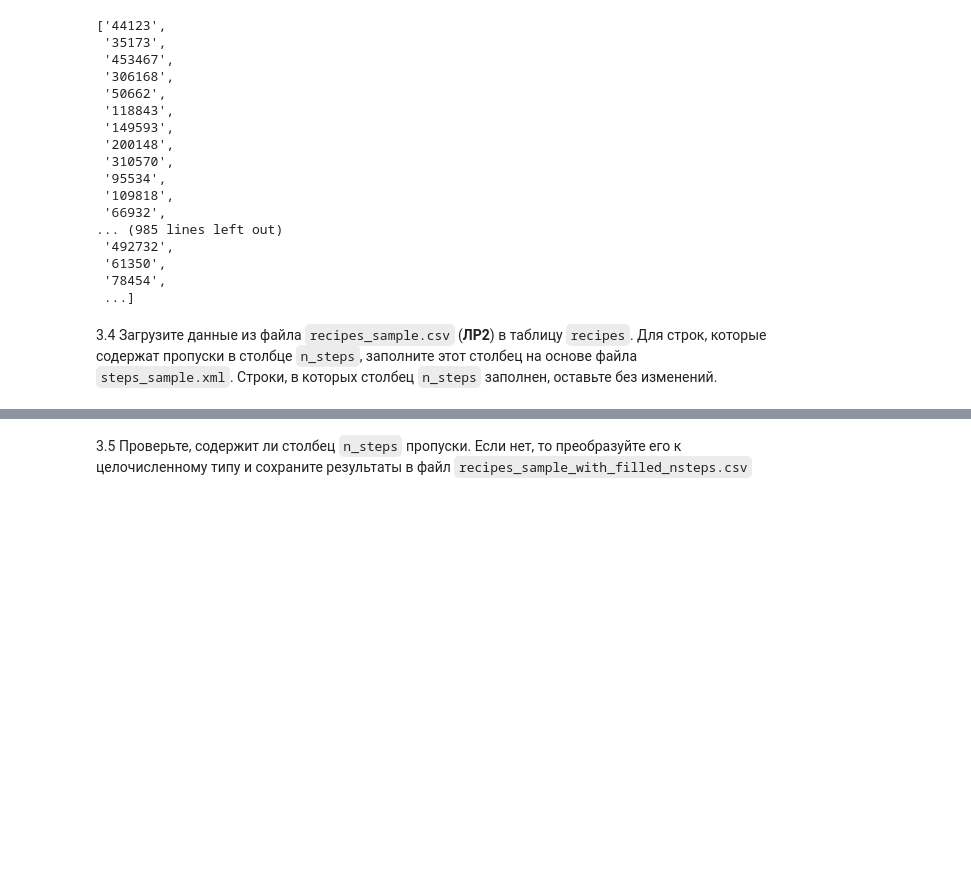
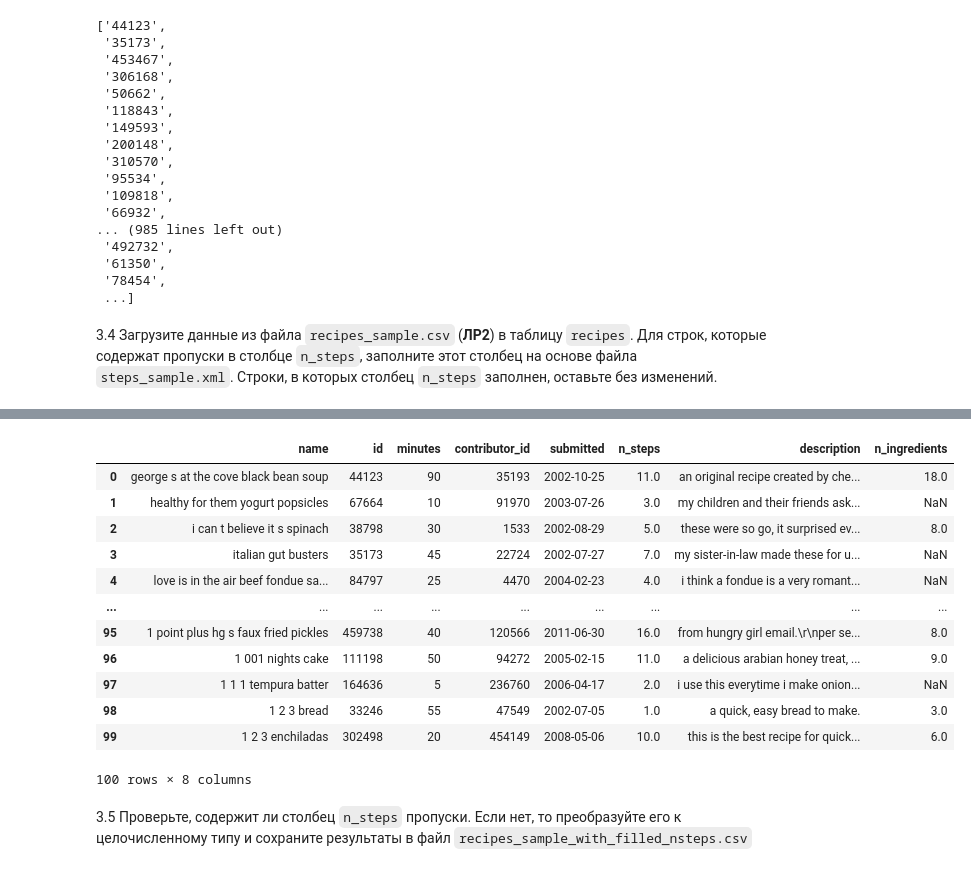
Before and after one commit to Amikuto/BigDataPT-BDPT-, a Jupyter notebook: Lesson4-json_xml_pickle/04_data_files_Фамилия_Имя.ipynb, the cells around one changed output, grey strips where cells are left out. Saved outputs shown, nothing was run; the diff lists cells and outputs as text; code cells hidden in the pictures; blank space fills up the shorter version.

```diff
--- a/Lesson4-json_xml_pickle/04_data_files_Фамилия_Имя.ipynb
+++ b/Lesson4-json_xml_pickle/04_data_files_Фамилия_Имя.ipynb
@@ -216,7 +216,7 @@ pp(p_job_people)
 3.1 По данным файла `steps_sample.xml` сформируйте словарь с шагами по каждому рецепту вида `{id_рецепта: ["шаг1", "шаг2"]}`. Сохраните этот словарь в файл `steps_sample.json`
 # %%
 with open("D:\Programming\Python\BigDataPT-BDPT-\Lesson4-json_xml_pickle\data\data\steps_sample.xml", "r", encoding="UTF-8") as f:
-    steps_sample_xml = bs(f, "lxml")
+    steps_sample_xml = bs(f, "xml")
 # %%
 dict = {}
 for recipe in steps_sample_xml.recipes.find_all("recipe"):
@@ -313,2 +320,23 @@ for recipe in steps_sample_xml.recipes.find_all("recipe"):
+# %%
+for recipe in steps_sample_xml.recipes.find_all("recipe"):
+    recipe_id = int(recipe.id.text)
+    if np.isnan(recipes_sample[recipes_sample["id"] == recipe_id]["n_steps"].iloc[0]):
+        recipes_sample.loc[recipes_sample.id == recipe_id, "n_steps"] = len(recipe.find_all("step"))
+
+recipes_sample[:100]
+# %% [output]
+|  | name | id | minutes | contributor_id | submitted | n_steps | description | n_ingredients |
+| 0 | george s at the cove black bean soup | 44123 | 90 | 35193 | 2002-10-25 | 11.0 | an original recipe created by che... | 18.0 |
+| 1 | healthy for them yogurt popsicles | 67664 | 10 | 91970 | 2003-07-26 | 3.0 | my children and their friends ask... | NaN |
+| 2 | i can t believe it s spinach | 38798 | 30 | 1533 | 2002-08-29 | 5.0 | these were so go, it surprised ev... | 8.0 |
+| 3 | italian gut busters | 35173 | 45 | 22724 | 2002-07-27 | 7.0 | my sister-in-law made these for u... | NaN |
+| 4 | love is in the air beef fondue sa... | 84797 | 25 | 4470 | 2004-02-23 | 4.0 | i think a fondue is a very romant... | NaN |
+| ... | ... | ... | ... | ... | ... | ... | ... | ... |
+| 95 | 1 point plus hg s faux fried pickles | 459738 | 40 | 120566 | 2011-06-30 | 16.0 | from hungry girl email.\r\nper se... | 8.0 |
+| 96 | 1 001 nights cake | 111198 | 50 | 94272 | 2005-02-15 | 11.0 | a delicious arabian honey treat, ... | 9.0 |
+| 97 | 1 1 1 tempura batter | 164636 | 5 | 236760 | 2006-04-17 | 2.0 | i use this everytime i make onion... | NaN |
+| 98 | 1 2 3 bread | 33246 | 55 | 47549 | 2002-07-05 | 1.0 | a quick, easy bread to make. | 3.0 |
+| 99 | 1 2 3 enchiladas | 302498 | 20 | 454149 | 2008-05-06 | 10.0 | this is the best recipe for quick... | 6.0 |
+100 rows × 8 columns
 # %% [markdown]
 3.5 Проверьте, содержит ли столбец `n_steps` пропуски. Если нет, то преобразуйте его к целочисленному типу и сохраните результаты в файл `recipes_sample_with_filled_nsteps.csv`
```
Also changed, not shown: parts of 3 cells of this notebook.
